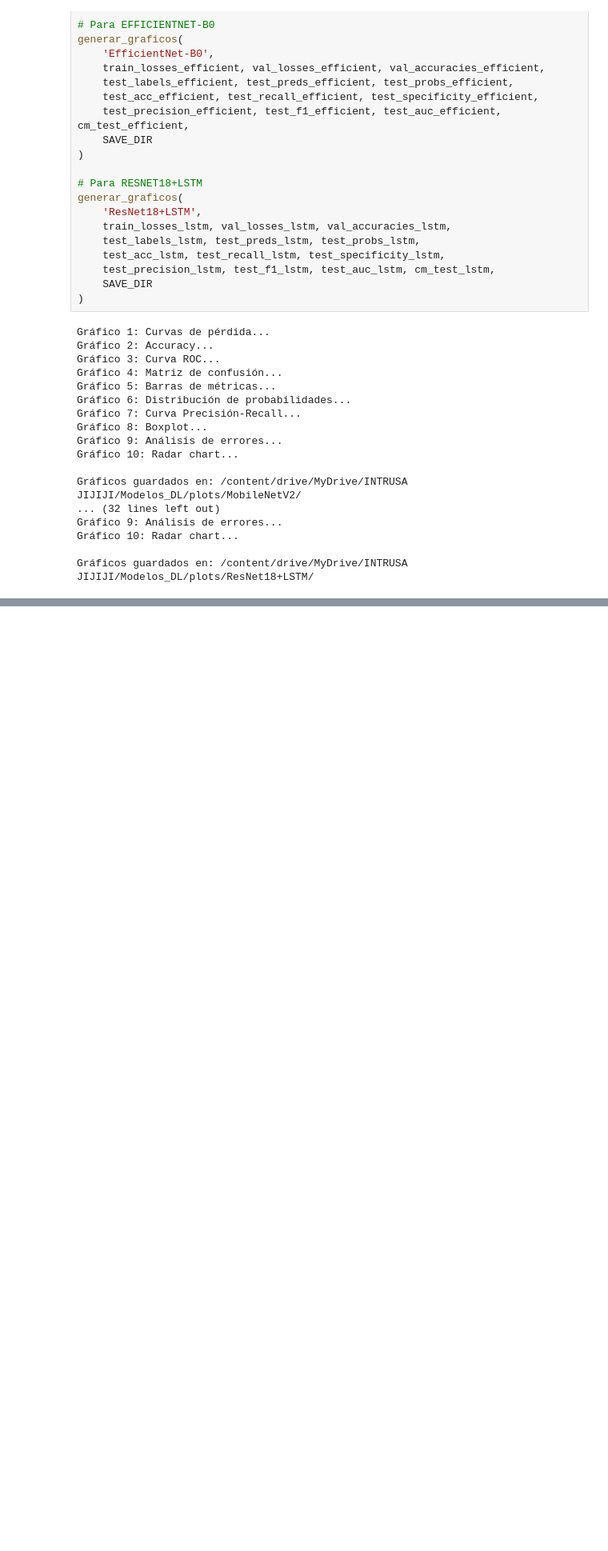
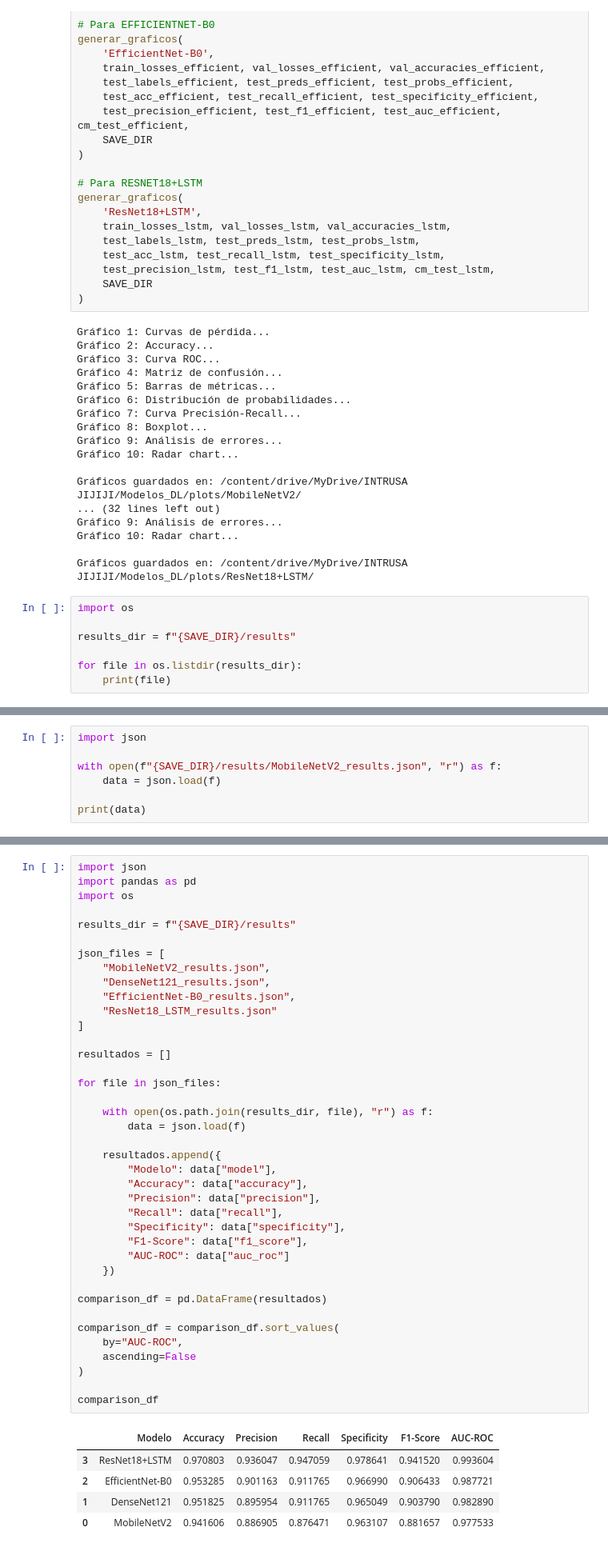
Before and after one commit to kassmontezuma/Capstone, a Jupyter notebook: EntrenamientoDL.ipynb, the cells around one changed output, grey strips where cells are left out. Shown at 80% size. Drawn from its saved outputs; the diff is of its cells as text; blank space fills up the shorter version.

```diff
--- a/EntrenamientoDL.ipynb
+++ b/EntrenamientoDL.ipynb
@@ -2316,3 +2316,10 @@ Gráfico 9: Análisis de errores...
 Gráfico 10: Radar chart...
 
 Gráficos guardados en: /content/drive/MyDrive/INTRUSA JIJIJI/Modelos_DL/plots/ResNet18+LSTM/
+# %%
+import os
+
+results_dir = f"{SAVE_DIR}/results"
+
+for file in os.listdir(results_dir):
+    print(file)
@@ -2318,0 +2335,7 @@ Gráficos guardados en: /content/drive/MyDrive/INTRUSA JIJIJI/Modelos_DL/plots/R
+# %%
+import json
+
+with open(f"{SAVE_DIR}/results/MobileNetV2_results.json", "r") as f:
+    data = json.load(f)
+
+print(data)
@@ -2318,0 +2344,45 @@ Gráficos guardados en: /content/drive/MyDrive/INTRUSA JIJIJI/Modelos_DL/plots/R
+# %%
+import json
+import pandas as pd
+import os
+
+results_dir = f"{SAVE_DIR}/results"
+
+json_files = [
+    "MobileNetV2_results.json",
+    "DenseNet121_results.json",
+    "EfficientNet-B0_results.json",
+    "ResNet18_LSTM_results.json"
+]
+
+resultados = []
+
+for file in json_files:
+
+    with open(os.path.join(results_dir, file), "r") as f:
+        data = json.load(f)
+
+    resultados.append({
+        "Modelo": data["model"],
+        "Accuracy": data["accuracy"],
+        "Precision": data["precision"],
+        "Recall": data["recall"],
+        "Specificity": data["specificity"],
+        "F1-Score": data["f1_score"],
+        "AUC-ROC": data["auc_roc"]
+    })
+
+comparison_df = pd.DataFrame(resultados)
+
+comparison_df = comparison_df.sort_values(
+    by="AUC-ROC",
+    ascending=False
+)
+
+comparison_df
+# %% [output]
+|  | Modelo | Accuracy | Precision | Recall | Specificity | F1-Score | AUC-ROC |
+| 3 | ResNet18+LSTM | 0.970803 | 0.936047 | 0.947059 | 0.978641 | 0.941520 | 0.993604 |
+| 2 | EfficientNet-B0 | 0.953285 | 0.901163 | 0.911765 | 0.966990 | 0.906433 | 0.987721 |
+| 1 | DenseNet121 | 0.951825 | 0.895954 | 0.911765 | 0.965049 | 0.903790 | 0.982890 |
+| 0 | MobileNetV2 | 0.941606 | 0.886905 | 0.876471 | 0.963107 | 0.881657 | 0.977533 |
```
Also changed, not shown: parts of 3 cells of this notebook.
